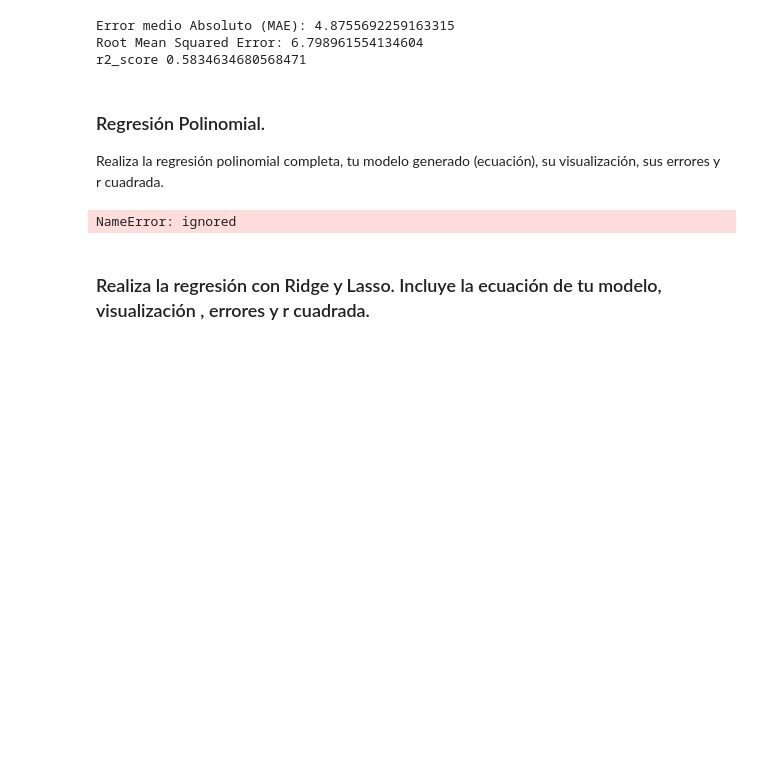
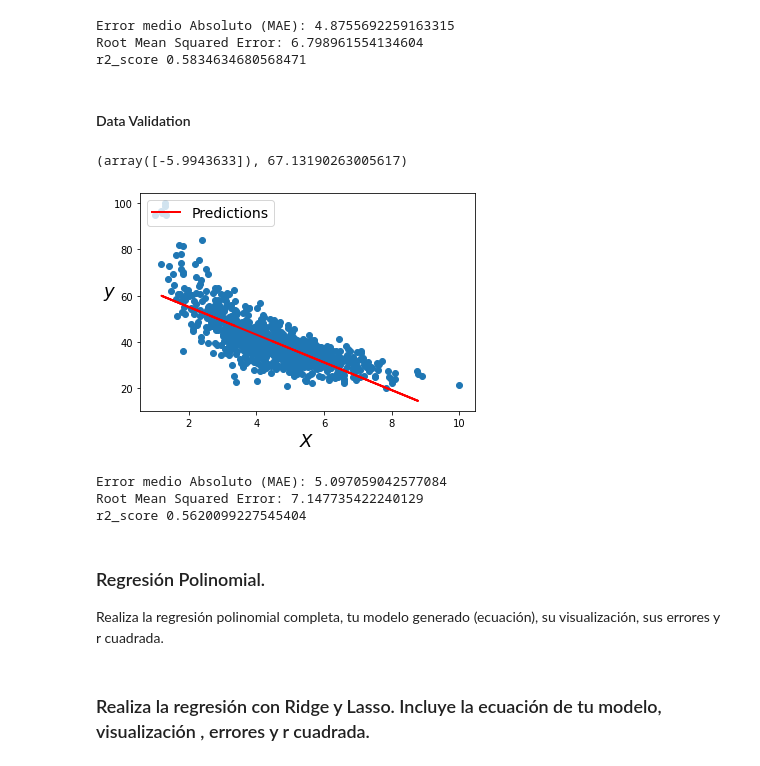
Before and after one commit to PosgradoMNA/actividades-de-aprendizaje-jeesperon, a Jupyter notebook: TecMty_Regresion_lineal_polinomial.ipynb, the cells around one changed output. Saved outputs shown, nothing was run; the diff lists cells and outputs as text; code cells hidden in the pictures; blank space fills up the shorter version.

```diff
--- a/TecMty_Regresion_lineal_polinomial.ipynb
+++ b/TecMty_Regresion_lineal_polinomial.ipynb
@@ -364,21 +366,37 @@ print('r2_score',r2_score(y_train, yhat_train))
 Error medio Absoluto (MAE): 4.8755692259163315
 Root Mean Squared Error: 6.798961554134604
 r2_score 0.5834634680568471
+# %% [markdown]
+#### Data Validation
+# %%
+linear_reg.fit(X_val, y_val)
+linear_reg.coef_, linear_reg.intercept_
+# %% [output]
+(array([-5.9943633]), 67.13190263005617)
+# %%
+yhat_val = linear_reg.predict(X_val)
+
+plt.scatter(X, y)
+plt.plot(X_val, yhat_val, "r-", linewidth=2, label="Predictions")
+plt.xlabel("$X$", fontsize=18)
+plt.ylabel("$y$", rotation=0, fontsize=18)
+plt.legend(loc="upper left", fontsize=14);
+# %% [output]
+[figure, added]
+# %%
+print('Error medio Absoluto (MAE):', metrics.mean_absolute_error(y_val, yhat_val))
+print('Root Mean Squared Error:', np.sqrt(metrics.mean_squared_error(y_val, yhat_val)))
+print('r2_score',r2_score(y_val, yhat_val))
+# %% [output]
+Error medio Absoluto (MAE): 5.097059042577084
+Root Mean Squared Error: 7.147735422240129
+r2_score 0.5620099227545404
 # %% [markdown]
 ### Regresión Polinomial.
 
 Realiza la  regresión polinomial completa, tu modelo generado (ecuación), su visualización, sus errores y r cuadrada.
 # %%
 #polinomial
-# %%
-from sklearn import metrics
-from sklearn.metrics import r2_score
-
-print('Error medio Absoluto (MAE):', metrics.mean_absolute_error(y, y_pred))
-print('Root Mean Squared Error:', np.sqrt(metrics.mean_squared_error(y, y_pred)))
-print('r2_score',r2_score(y, y_pred))
-# %% [output]
-NameError: ignored
 # %% [markdown]
 ### Realiza la regresión con Ridge y Lasso. Incluye la ecuación de tu modelo, visualización , errores y r cuadrada.
 # %% [markdown]
```
Also changed, not shown: parts of 2 cells of this notebook.
